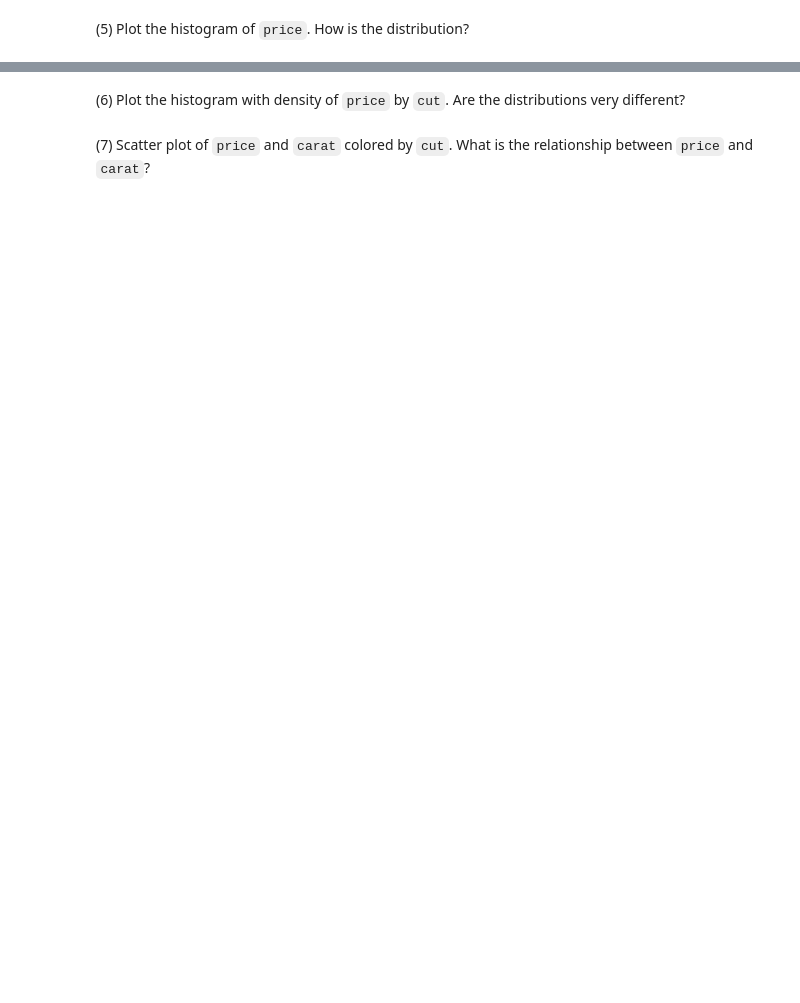
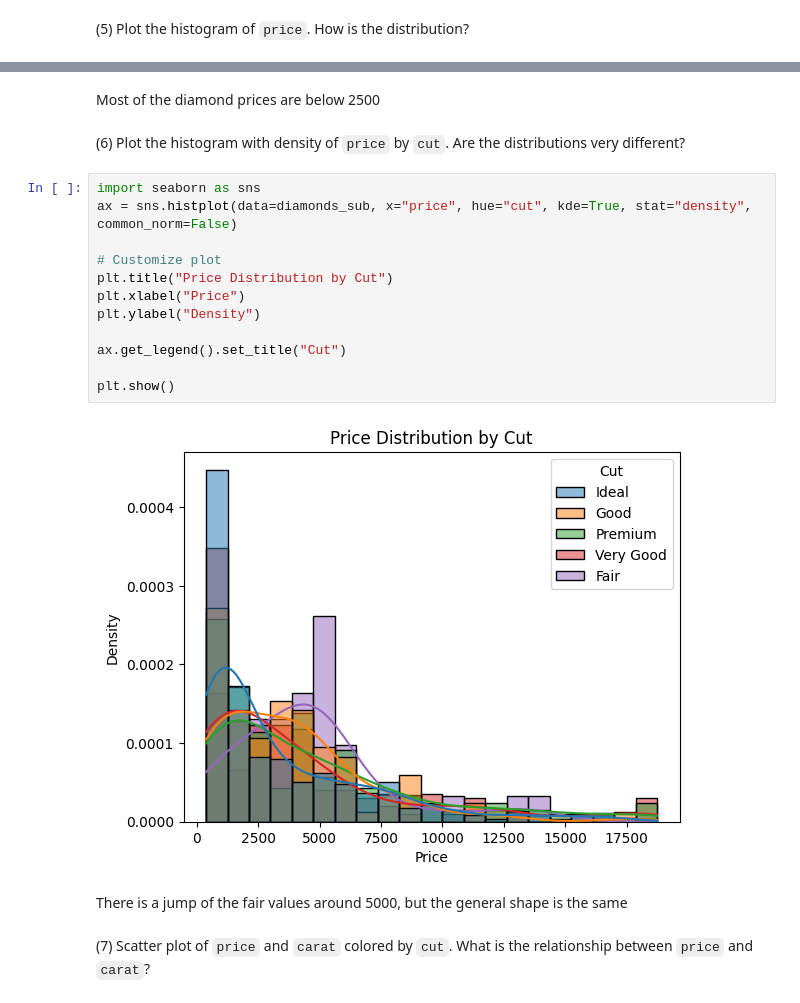
Before and after one commit to rmedcraft/Statistical-Methods, a Jupyter notebook: Project 2/Project2.ipynb, the cells around one changed output, grey strips where cells are left out. Drawn from its saved outputs; the diff is of its cells as text; blank space fills up the shorter version.

```diff
--- a/Project 2/Project2.ipynb
+++ b/Project 2/Project2.ipynb
@@ -20,4 +34,22 @@ diamonds_sub=diamonds.sample(n=1000)
+# %% [markdown]
+Most of the diamond prices are below 2500
 # %% [markdown]
 (6) Plot the histogram with density of `price` by `cut`. Are the distributions very different?
+# %%
+import seaborn as sns
+ax = sns.histplot(data=diamonds_sub, x="price", hue="cut", kde=True, stat="density", common_norm=False)
+
+# Customize plot
+plt.title("Price Distribution by Cut")
+plt.xlabel("Price")
+plt.ylabel("Density")
+
+ax.get_legend().set_title("Cut")
+
+plt.show()
+# %% [output]
+[figure, added]
+# %% [markdown]
+There is a jump of the fair values around 5000, but the general shape is the same
 # %% [markdown]
 (7) Scatter plot of `price` and `carat` colored by `cut`. What is the relationship between `price` and `carat`?
```
Also changed, not shown: parts of 6 cells of this notebook.
